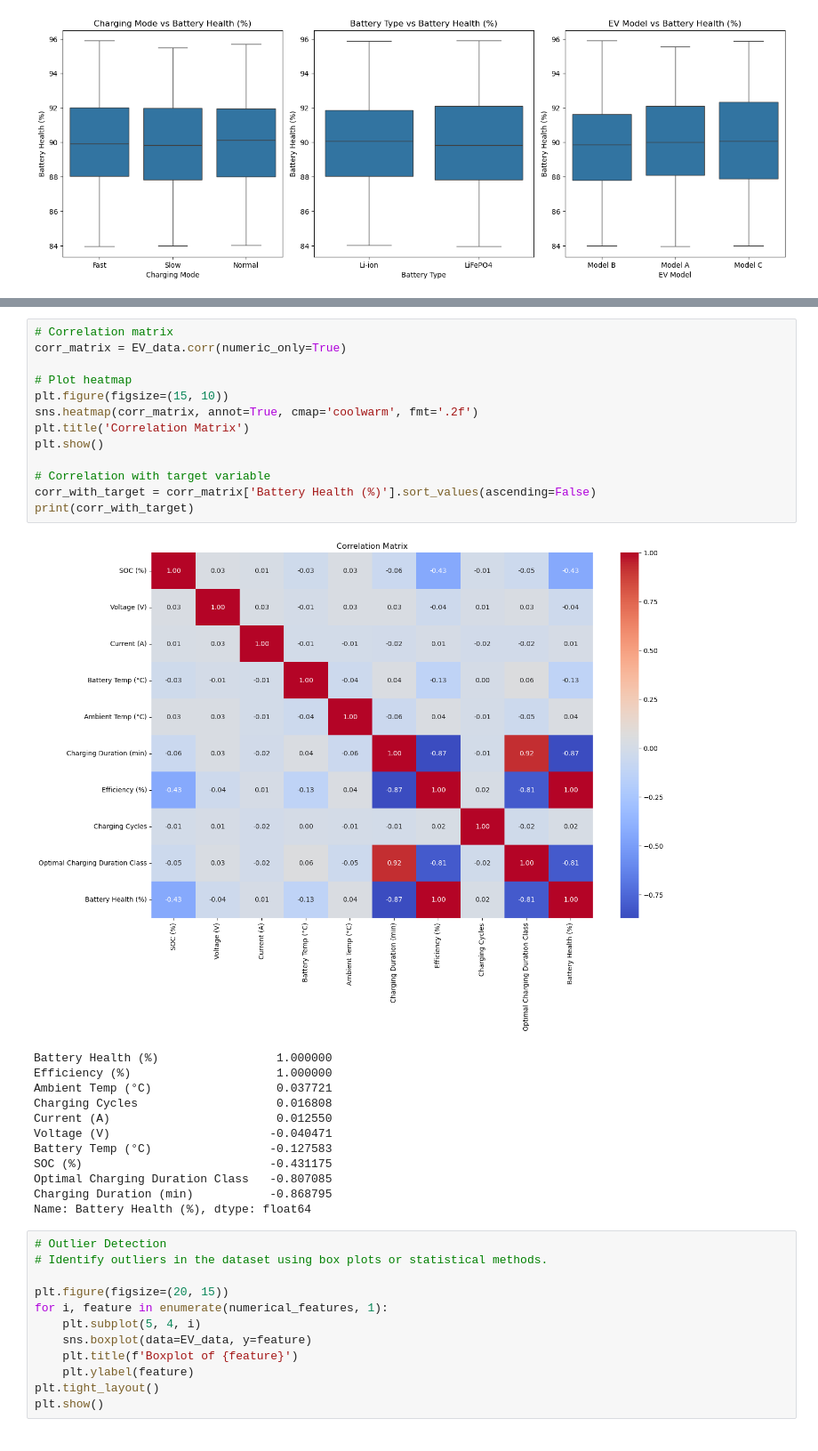
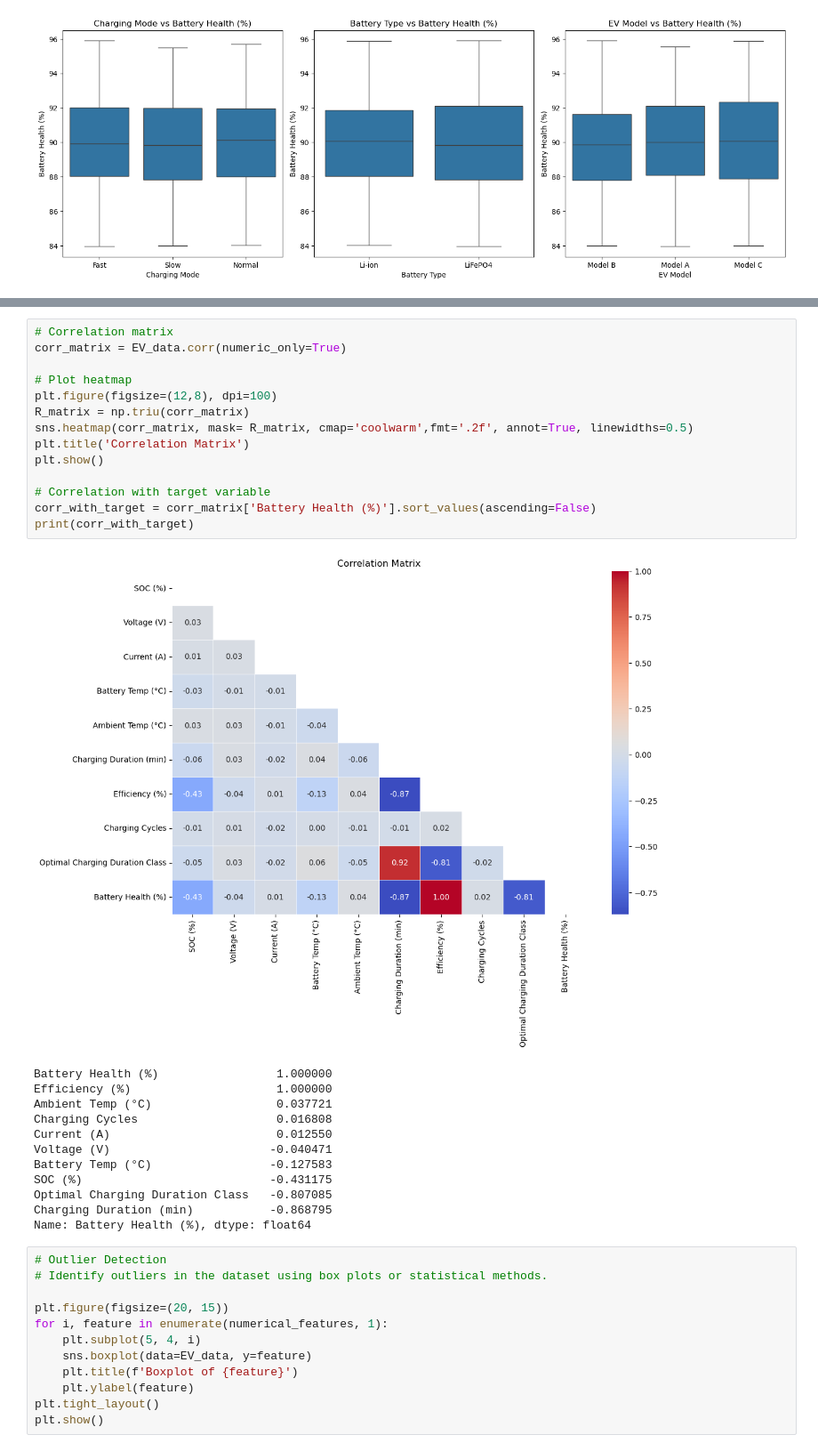
Before and after one commit to Karan9603/Final-Project--EV-Li-Battery-Health-Prediction-using-machine-Learning-and-Streamlit-Deployment-, a Jupyter notebook: Battery _Life _Predict.ipynb, the cells around one changed output, grey strips where cells are left out. Shown at 89% size. Cells and saved outputs as stored; diff of their text form.

```diff
--- a/Battery _Life _Predict.ipynb
+++ b/Battery _Life _Predict.ipynb
@@ -143,18 +178,19 @@ plt.show()
 # %%
 # Correlation matrix
 corr_matrix = EV_data.corr(numeric_only=True)
 
 # Plot heatmap
-plt.figure(figsize=(15, 10))
-sns.heatmap(corr_matrix, annot=True, cmap='coolwarm', fmt='.2f')
+plt.figure(figsize=(12,8), dpi=100)
+R_matrix = np.triu(corr_matrix)
+sns.heatmap(corr_matrix, mask= R_matrix, cmap='coolwarm',fmt='.2f', annot=True, linewidths=0.5)
 plt.title('Correlation Matrix')
 plt.show()
 
 # Correlation with target variable
 corr_with_target = corr_matrix['Battery Health (%)'].sort_values(ascending=False)
 print(corr_with_target)
 # %% [output]
-[figure, old version]
+[figure, new version]
 Battery Health (%)                 1.000000
 Efficiency (%)                     1.000000
 Ambient Temp (°C)                  0.037721
```
Also changed, not shown: parts of 21 cells of this notebook, 7 other files.
